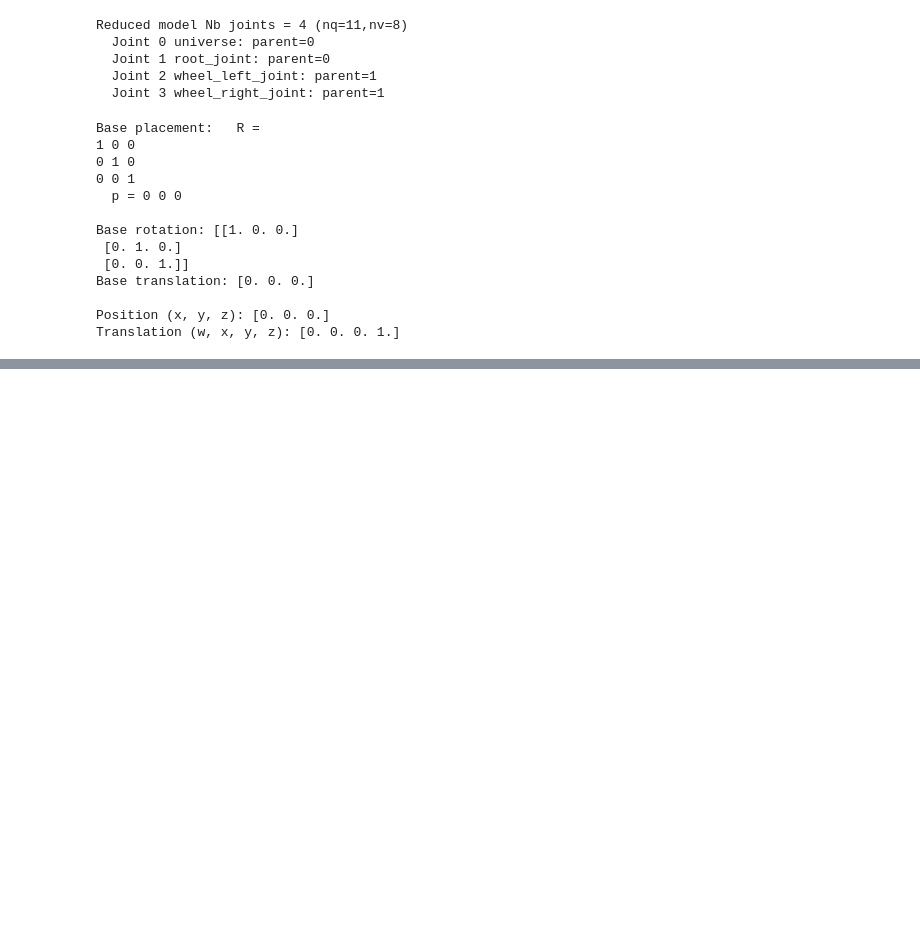
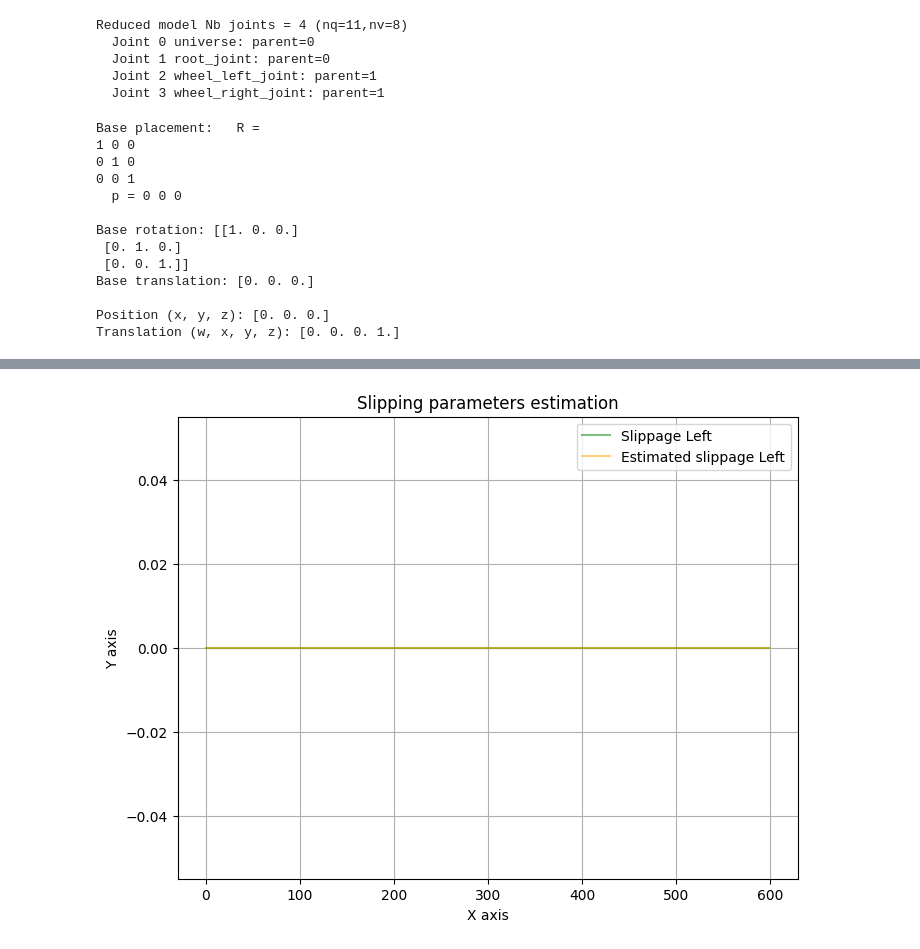
Before and after one commit to francomano/ukf_test, a Jupyter notebook: main.ipynb, the cells around one changed output, grey strips where cells are left out. Drawn from its saved outputs; the diff is of its cells as text; code cells hidden in the pictures; blank space fills up the shorter version.

```diff
--- a/main.ipynb
+++ b/main.ipynb
@@ -259,0 +273,21 @@ plt.show()
+# %%
+slip_L, slip_R = np.array(slipp_params)[:, 0], np.array(slipp_params)[:, 1]
+est_L, est_R = np.array(est_params)[:, 0], np.array(est_params)[:, 1]
+
+plt.figure(figsize=(8, 6))
+plt.plot(slip_L, color='green', label='Slippage Left', alpha=0.5)
+#plt.plot(slip_R, color='blue', label='Slippage Right', alpha=0.5)
+plt.plot(est_L, color='orange', label='Estimated slippage Left', alpha=0.5)  # Plot points from array2
+#plt.plot(est_R, color='red', label='Estimated slippage Right', alpha=0.5)  # Plot points from array2
+
+# Set labels and title
+plt.xlabel('X axis')
+plt.ylabel('Y axis')
+plt.title('Slipping parameters estimation')
+
+
+plt.legend()  # To add a legend to differentiate the arrays
+plt.grid(True)  # Optionally, add a grid for better readability
+plt.show()
+# %% [output]
+[figure, added]
```
Also changed, not shown: parts of 6 cells of this notebook.
